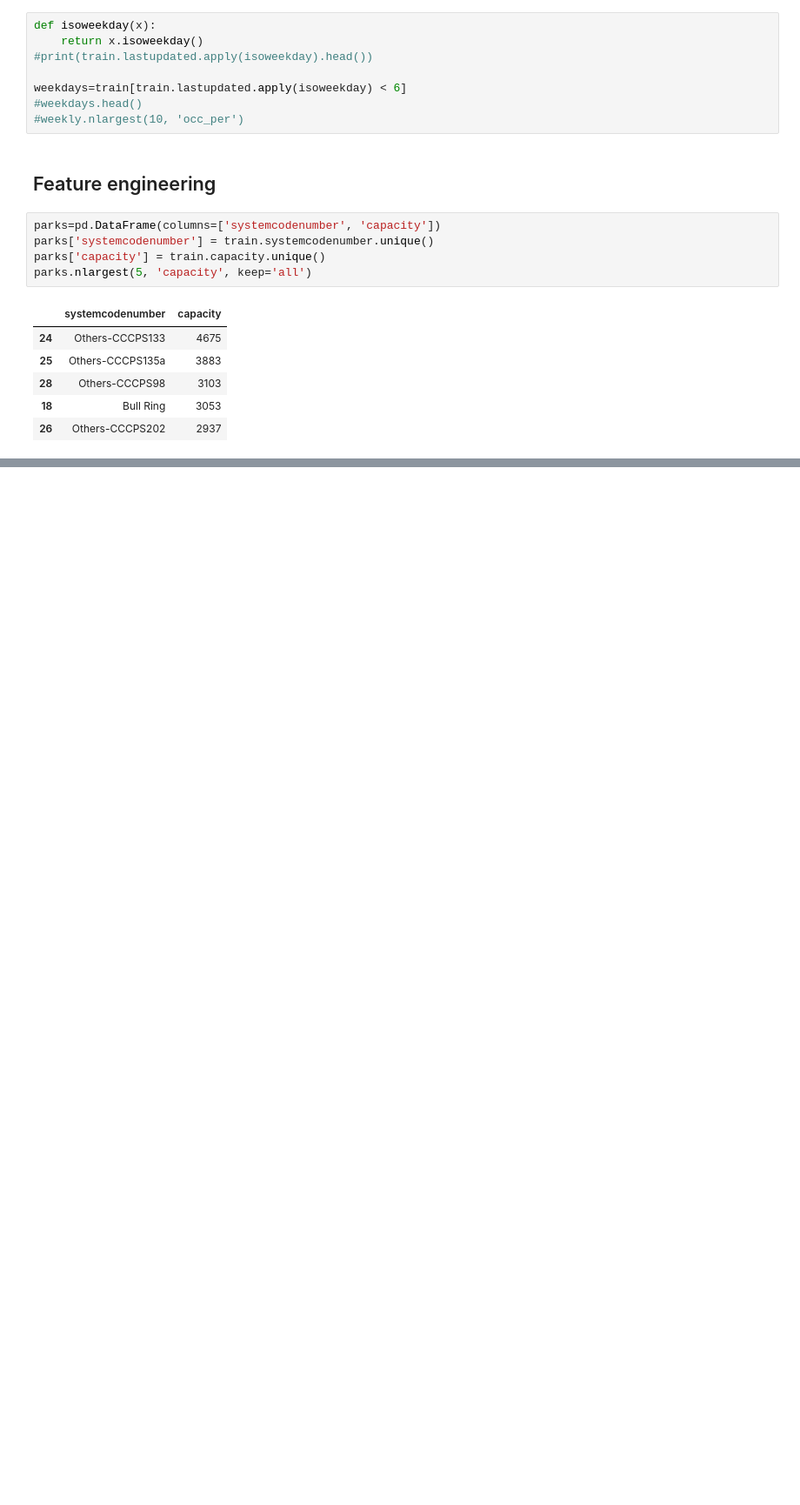
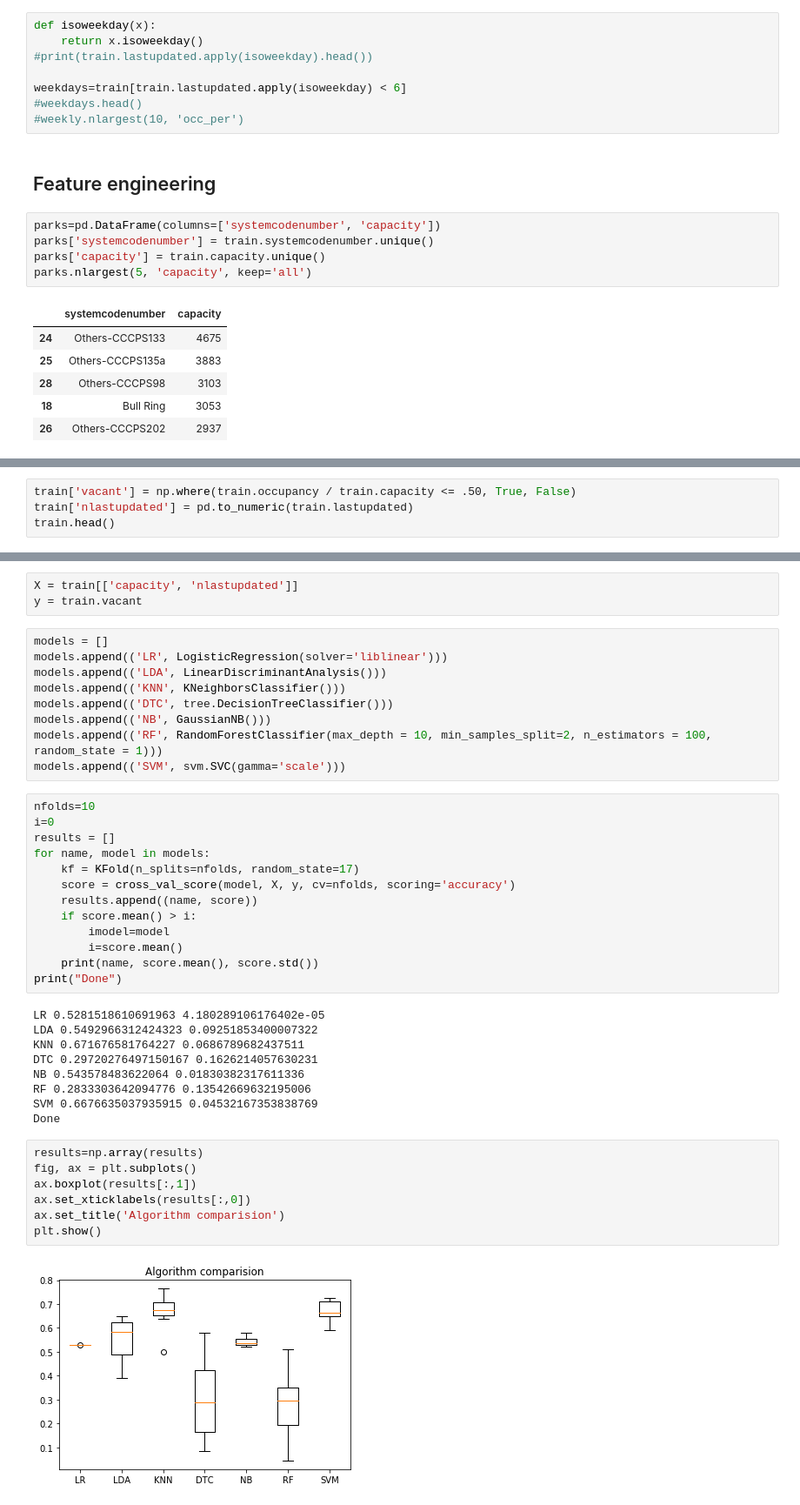
Before and after one commit to shobhitshah/parking-birmingham, a Jupyter notebook: scripts/parking-birmingham.ipynb, the cells around one changed output, grey strips where cells are left out. Shown: that part at 87% size. Cells and saved outputs as stored; diff of their text form; blank space fills up the shorter version.

```diff
--- a/scripts/parking-birmingham.ipynb
+++ b/scripts/parking-birmingham.ipynb
@@ -92,0 +91,4 @@ lpdata=train[train['systemcodenumber'] == largestpark]
+# %%
+train['vacant'] = np.where(train.occupancy / train.capacity <= .50, True, False)
+train['nlastupdated'] = pd.to_numeric(train.lastupdated)
+train.head()
@@ -92,0 +124,43 @@ lpdata=train[train['systemcodenumber'] == largestpark]
+# %%
+X = train[['capacity', 'nlastupdated']]
+y = train.vacant
+# %%
+models = []
+models.append(('LR', LogisticRegression(solver='liblinear')))
+models.append(('LDA', LinearDiscriminantAnalysis()))
+models.append(('KNN', KNeighborsClassifier()))
+models.append(('DTC', tree.DecisionTreeClassifier()))
+models.append(('NB', GaussianNB()))
+models.append(('RF', RandomForestClassifier(max_depth = 10, min_samples_split=2, n_estimators = 100, random_state = 1)))
+models.append(('SVM', svm.SVC(gamma='scale')))
+# %%
+nfolds=10
+i=0
+results = []
+for name, model in models:
+    kf = KFold(n_splits=nfolds, random_state=17)
+    score = cross_val_score(model, X, y, cv=nfolds, scoring='accuracy')
+    results.append((name, score))
+    if score.mean() > i:
+        imodel=model
+        i=score.mean()
+    print(name, score.mean(), score.std())
+print("Done")
+# %% [output]
+LR 0.5281518610691963 4.180289106176402e-05
+LDA 0.5492966312424323 0.09251853400007322
+KNN 0.671676581764227 0.0686789682437511
+DTC 0.29720276497150167 0.1626214057630231
+NB 0.543578483622064 0.01830382317611336
+RF 0.2833303642094776 0.13542669632195006
+SVM 0.6676635037935915 0.04532167353838769
+Done
+# %%
+results=np.array(results)
+fig, ax = plt.subplots()
+ax.boxplot(results[:,1])
+ax.set_xticklabels(results[:,0])
+ax.set_title('Algorithm comparision')
+plt.show()
+# %% [output]
+[figure, added]
```
Also changed, not shown: parts of 7 cells of this notebook.
